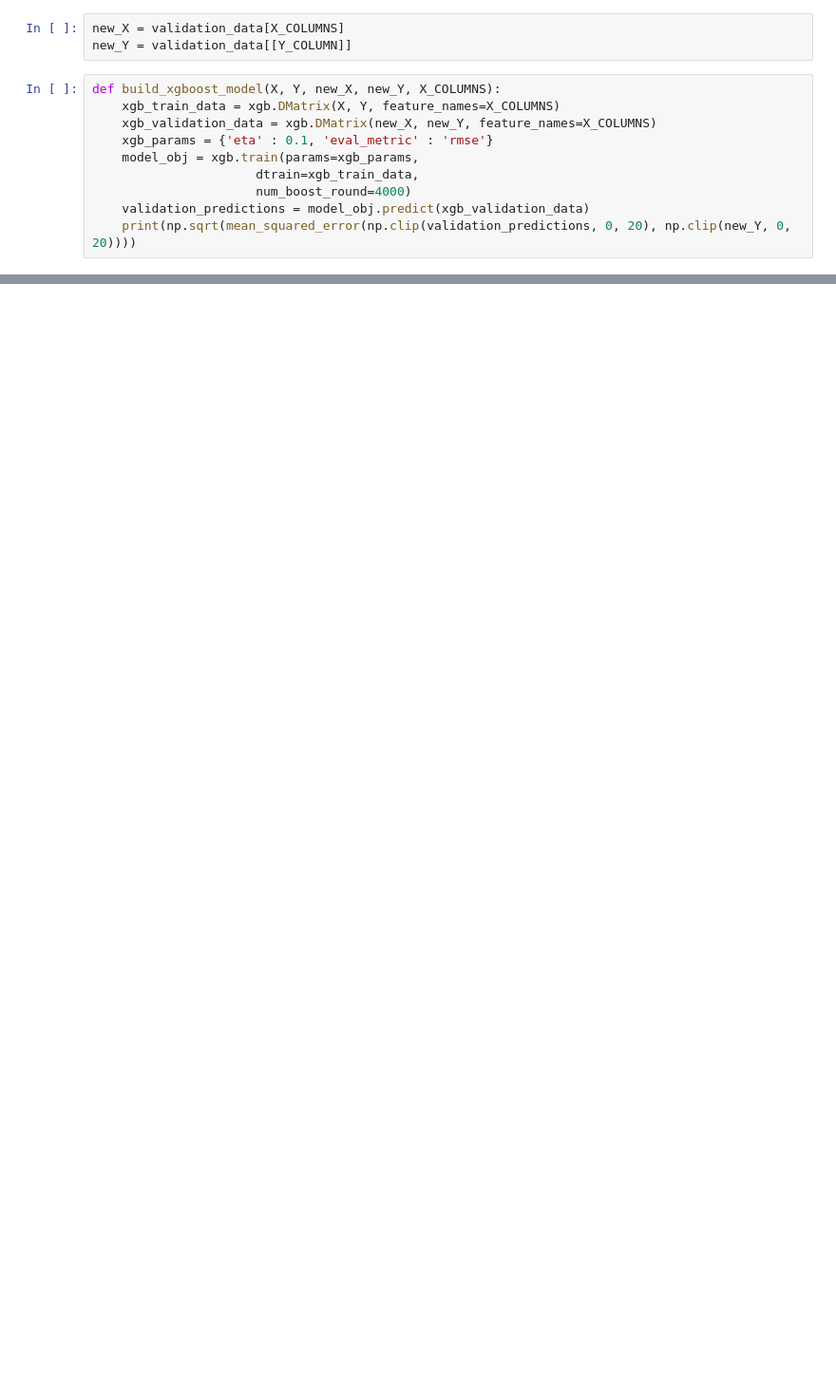
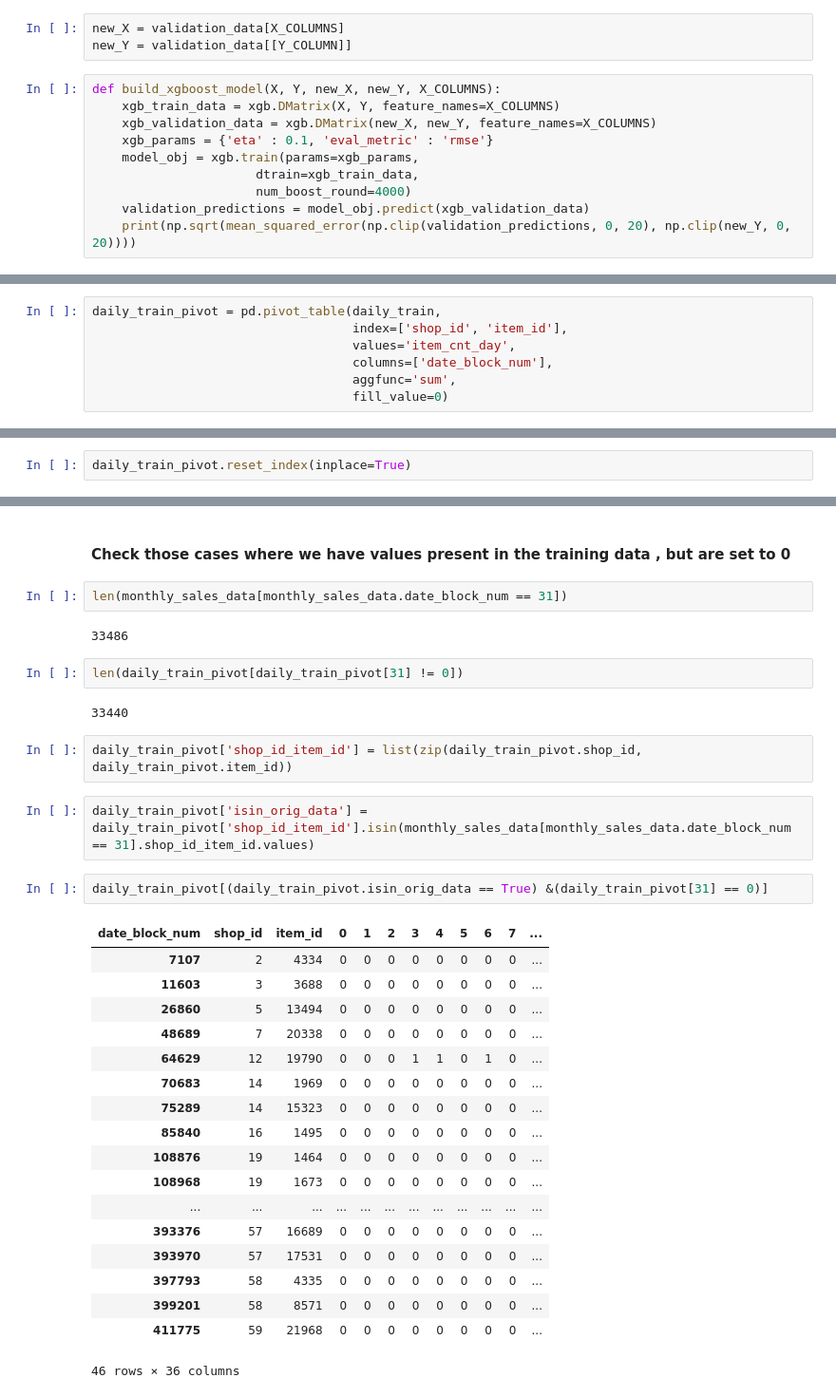
Before and after one commit to babinu-uthup-4JESUS-zz/Kaggle-Predict-Future-Sales, a Jupyter notebook: more_complex_models/gradient_boosting_add_item_category_average.ipynb, the cells around one changed output, grey strips where cells are left out. Shown at 95% size. Drawn from its saved outputs; the diff is of its cells as text; blank space fills up the shorter version.

```diff
--- a/more_complex_models/gradient_boosting_add_item_category_average.ipynb
+++ b/more_complex_models/gradient_boosting_add_item_category_average.ipynb
@@ -311,0 +351,7 @@ def build_xgboost_model(X, Y, new_X, new_Y, X_COLUMNS):
+# %%
+daily_train_pivot = pd.pivot_table(daily_train,
+                                   index=['shop_id', 'item_id'],
+                                   values='item_cnt_day',
+                                   columns=['date_block_num'],
+                                   aggfunc='sum',
+                                   fill_value=0)
@@ -311,0 +364,2 @@ def build_xgboost_model(X, Y, new_X, new_Y, X_COLUMNS):
+# %%
+daily_train_pivot.reset_index(inplace=True)
@@ -311,0 +382,35 @@ def build_xgboost_model(X, Y, new_X, new_Y, X_COLUMNS):
+# %% [markdown]
+#### Check those cases where we have values present in the training data , but are set to 0
+# %%
+len(monthly_sales_data[monthly_sales_data.date_block_num == 31])
+# %% [output]
+33486
+# %%
+len(daily_train_pivot[daily_train_pivot[31] != 0])
+# %% [output]
+33440
+# %%
+daily_train_pivot['shop_id_item_id'] = list(zip(daily_train_pivot.shop_id, daily_train_pivot.item_id))
+# %%
+daily_train_pivot['isin_orig_data'] = daily_train_pivot['shop_id_item_id'].isin(monthly_sales_data[monthly_sales_data.date_block_num == 31].shop_id_item_id.values)
+# %%
+daily_train_pivot[(daily_train_pivot.isin_orig_data == True) &(daily_train_pivot[31] == 0)]
+# %% [output]
+| date_block_num | shop_id | item_id | 0 | 1 | 2 | 3 | 4 | 5 | 6 | 7 | ... |
+| 7107 | 2 | 4334 | 0 | 0 | 0 | 0 | 0 | 0 | 0 | 0 | ... |
+| 11603 | 3 | 3688 | 0 | 0 | 0 | 0 | 0 | 0 | 0 | 0 | ... |
+| 26860 | 5 | 13494 | 0 | 0 | 0 | 0 | 0 | 0 | 0 | 0 | ... |
+| 48689 | 7 | 20338 | 0 | 0 | 0 | 0 | 0 | 0 | 0 | 0 | ... |
+| 64629 | 12 | 19790 | 0 | 0 | 0 | 1 | 1 | 0 | 1 | 0 | ... |
+| 70683 | 14 | 1969 | 0 | 0 | 0 | 0 | 0 | 0 | 0 | 0 | ... |
+| 75289 | 14 | 15323 | 0 | 0 | 0 | 0 | 0 | 0 | 0 | 0 | ... |
+| 85840 | 16 | 1495 | 0 | 0 | 0 | 0 | 0 | 0 | 0 | 0 | ... |
+| 108876 | 19 | 1464 | 0 | 0 | 0 | 0 | 0 | 0 | 0 | 0 | ... |
+| 108968 | 19 | 1673 | 0 | 0 | 0 | 0 | 0 | 0 | 0 | 0 | ... |
+| ... | ... | ... | ... | ... | ... | ... | ... | ... | ... | ... | ... |
+| 393376 | 57 | 16689 | 0 | 0 | 0 | 0 | 0 | 0 | 0 | 0 | ... |
+| 393970 | 57 | 17531 | 0 | 0 | 0 | 0 | 0 | 0 | 0 | 0 | ... |
+| 397793 | 58 | 4335 | 0 | 0 | 0 | 0 | 0 | 0 | 0 | 0 | ... |
+| 399201 | 58 | 8571 | 0 | 0 | 0 | 0 | 0 | 0 | 0 | 0 | ... |
+| 411775 | 59 | 21968 | 0 | 0 | 0 | 0 | 0 | 0 | 0 | 0 | ... |
+46 rows × 36 columns
```
Also changed, not shown: parts of 64 cells of this notebook.
